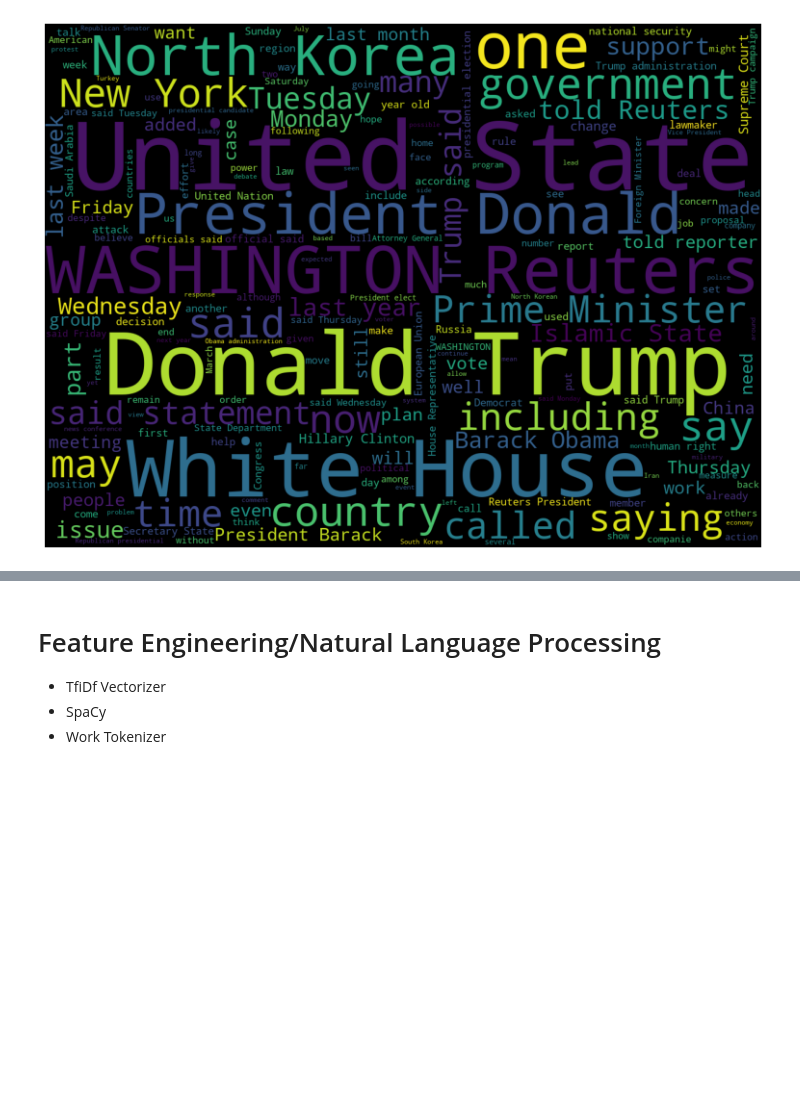
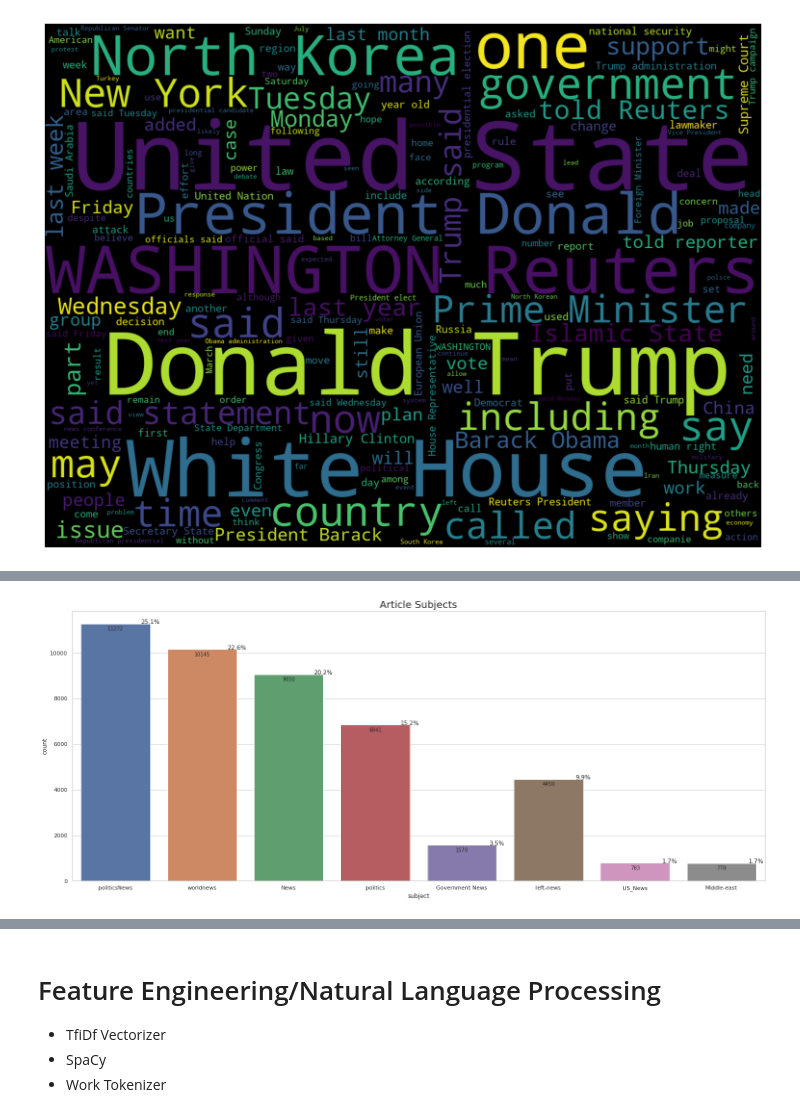
Before and after one commit to zhouchun0105/Fake-News-Detection-Project-BA865, a Jupyter notebook: BA865_Fake_News_Classification_Project.ipynb, the cells around one changed output, grey strips where cells are left out. Saved outputs shown, nothing was run; the diff lists cells and outputs as text; code cells hidden in the pictures; blank space fills up the shorter version.

```diff
--- a/BA865_Fake_News_Classification_Project.ipynb
+++ b/BA865_Fake_News_Classification_Project.ipynb
@@ -242,0 +244,21 @@ SyntaxError: ignored
+# %%
+#order=['unknown','Activated','Pending Activation','Inactivated','Non Standard MyChart Status','Patient Declined','Activation Code Generated, but Disabled']
+total = float(len(news_data))
+
+
+plt.figure(figsize= (25,10))
+fig = sns.countplot(x='subject', data= news_data_all)
+plt.title('Article Subjects', fontsize=20)
+for p in fig.patches:
+    fig.annotate(format(int(p.get_height())),
+                   (p.get_x() + p.get_width() / 2, p.get_height()),
+                   ha = 'center', va = 'center',
+                   size=10,
+                   xytext = (0, -10),
+                   textcoords = 'offset points')
+    percentage = '{:.1f}%'.format(100 * p.get_height()/total)
+    x = p.get_x() + p.get_width()
+    y = p.get_height()
+    fig.annotate(percentage, (x, y),ha='center')
+# %% [output]
+[figure, added]
```
Also changed, not shown: parts of 12 cells of this notebook.
